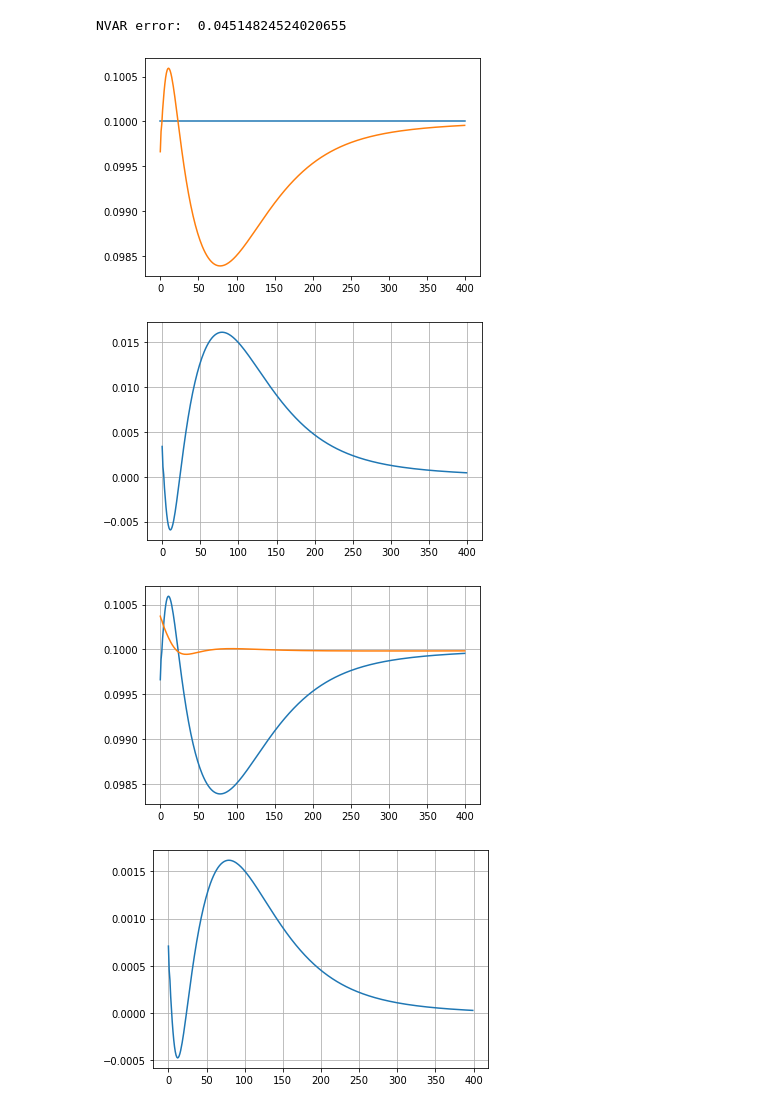
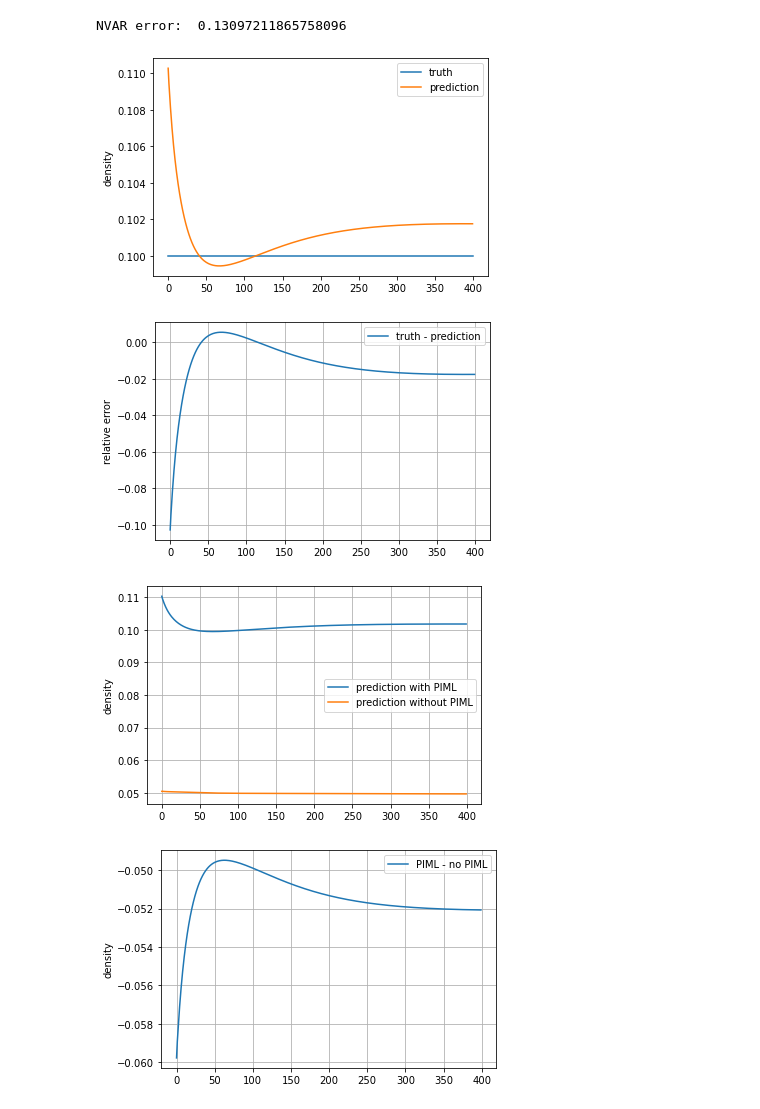
Before and after one commit to stmeinecke/derrom, a Jupyter notebook: ELPH-ML_NVAR.ipynb, the cells around one changed output. Cells and saved outputs as stored; diff of their text form; code cells hidden in the pictures.

```diff
--- a/ELPH-ML_NVAR.ipynb
+++ b/ELPH-ML_NVAR.ipynb
@@ -19,5 +16,12 @@ The autoreload extension is already loaded. To reload it, use:
 # %%
 runs = ELPH_utils.load_runs()
+
+runs_w002 = ELPH_utils.load_runs(filename='../runs_w0.02.npz')
+runs_w003 = ELPH_utils.load_runs(filename='../runs_w0.03.npz')
+runs_w01 = ELPH_utils.load_runs(filename='../runs_w0.1.npz')
+
+runs = runs[:] + runs_w002[:] + runs_w003 + runs_w01
+
 
 n_runs = len(runs)
 n_kmax = runs[0].shape[0]
@@ -32,9 +36,16 @@ print(n_runs, 'loaded with n_kmax =', n_kmax)
 print('runs[0] shape: ', runs[0].shape)
 
 for k in range(n_runs):
-    plt.plot(runs[k][:,-1])
+    plt.plot(runs[k][:,0])
 
 plt.title('initial conditions')
 plt.show()
+
+
+for k in range(n_runs):
+    plt.plot(runs[k][:,-1])
+
+plt.title('final state')
+plt.show()
 # %% [output]
 runs[0] shape:  (80, 400)
@@ -149,10 +201,10 @@ optimizer = ELPH_Optimizer.ridge(alpha=10.**-2.8)
 
 
 train_runs = runs[::1]
-test_run = train_runs.pop(67)
+test_run = train_runs.pop(332)
 
 NVAR.load_runs(train_runs)
-NVAR.train(rdim=20, n_VAR_steps=2, NVAR_p=2, intercept=True, optimizer=optimizer, scaler=scaler, full_hist=False)
+NVAR.train(rdim=10, n_VAR_steps=2, NVAR_p=2, intercept=True, optimizer=optimizer, scaler=scaler, full_hist=False)
 
 NVAR.print_status()
 
@@ -237,7 +289,7 @@ plt.show()
 # %%
 scaler = ELPH_Scaler.normalize_scaler(0.3)
 # optimizer = ELPH_Optimizer.ridge(alpha=10.**-2.8)
-optimizer = ELPH_Optimizer.PIML_adam(alpha=10.**-2.8, lambda1=10.0, epochs = 50, mini_batch_size = 5000)
+optimizer = ELPH_Optimizer.PIML_adam(alpha=10.**-2.8, lambda1=100, epochs = 100, mini_batch_size = 5000)
 
 train_runs = runs[::1]
 test_run = train_runs.pop(82)
@@ -273,33 +326,41 @@ weights shape:  (231, 10)
 # %%
 print('NVAR error: ', NVAR.get_error(test_run, norm='max') )
 
 
 pred_PIML = NVAR.predict_single_run(test_run)
 
 
 N_test = get_N(test_run)
 N_pred = get_N(pred_PIML)
 
-plt.plot(N_test)
-plt.plot(N_pred)
+plt.plot(N_test, label='truth')
+plt.plot(N_pred, label='prediction')
+plt.legend()
+plt.ylabel('density')
 plt.show()
 
 plt.grid()
-plt.plot((N_test-N_pred)/N_test)
+plt.plot((N_test-N_pred)/N_test, label='truth - prediction')
+plt.legend()
+plt.ylabel('relative error')
 plt.show()
 
 
 plt.grid()
-plt.plot(N_pred)
-plt.plot(N_pred_noPI)
+plt.plot(N_pred, label='prediction with PIML')
+plt.plot(N_pred_noPI, label='prediction without PIML')
+plt.legend()
+plt.ylabel('density')
 plt.show()
 
 plt.grid()
-plt.plot(N_pred_noPI-N_pred)
+plt.plot(N_pred_noPI-N_pred, label='PIML - no PIML')
+plt.legend()
+plt.ylabel('density')
 plt.show()
 # %% [output]
-NVAR error:  0.04514824524020655
+NVAR error:  0.13097211865758096
-[figure, old version]
+[figure, new version]
-[figure, old version]
+[figure, new version]
-[figure, old version]
+[figure, new version]
-[figure, old version]
+[figure, new version]
```
Also changed, not shown: parts of 10 cells of this notebook, 6 other files.
